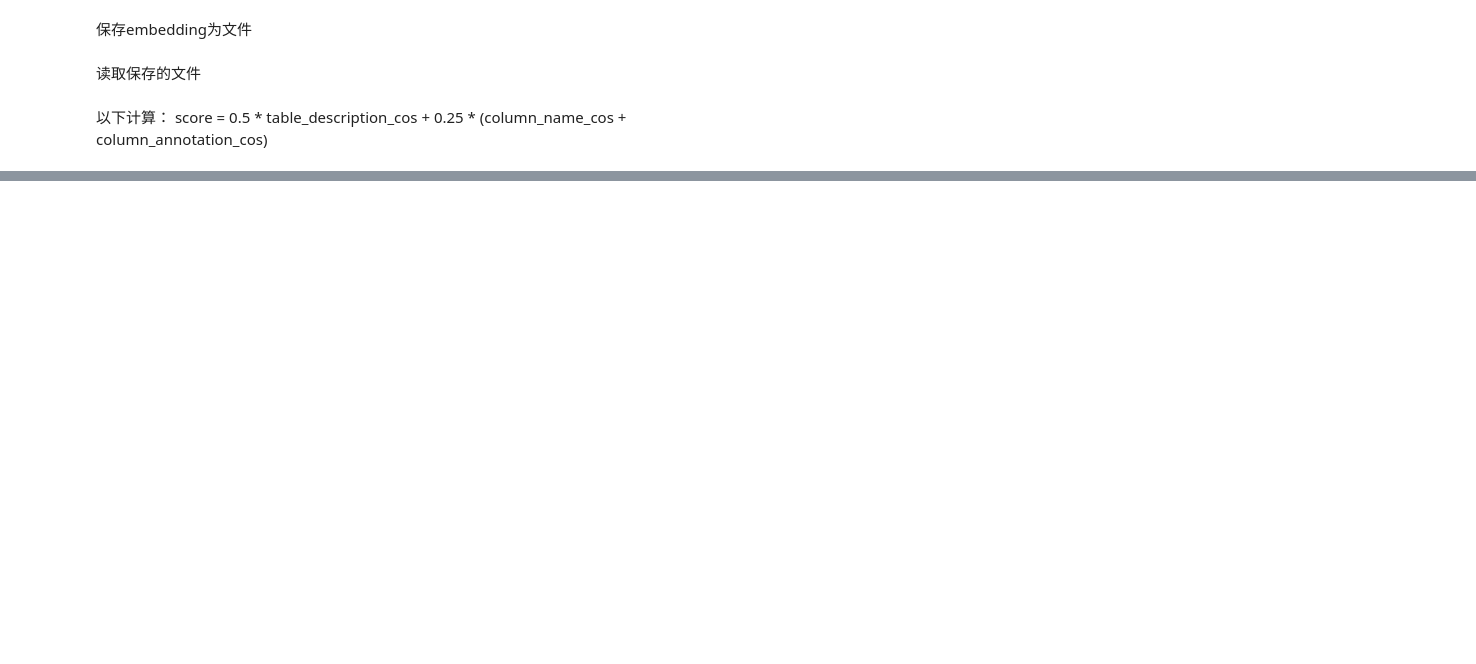
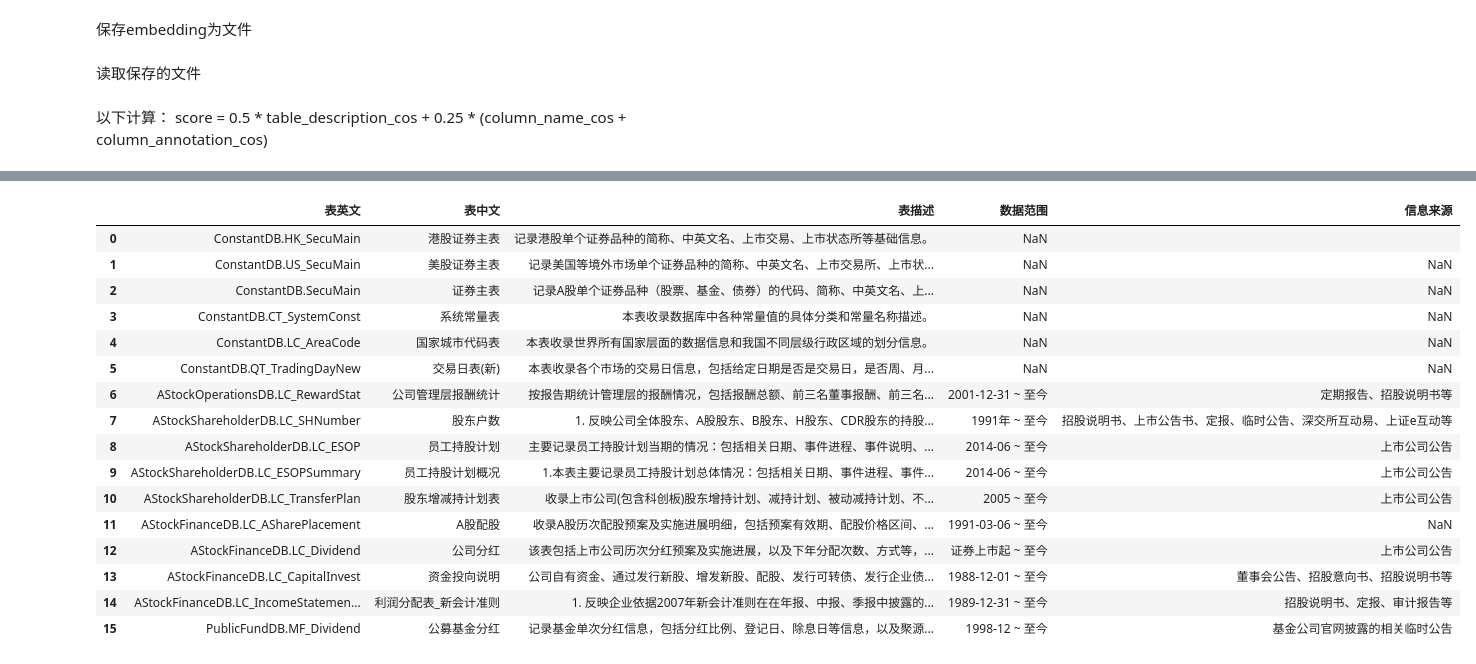
Before and after one commit to lowspace/zhipu-2024, a Jupyter notebook: columns_finder.ipynb, the cells around one changed output, grey strips where cells are left out. Drawn from its saved outputs; the diff is of its cells as text; code cells hidden in the pictures; blank space fills up the shorter version.

```diff
--- a/columns_finder.ipynb
+++ b/columns_finder.ipynb
@@ -147,7 +175,7 @@ def find_top_similar_columns(word, columns_info, emb_model, top_k=20):
 
         # 四种similarity的计算方法
 
-        table_similarity = 0.5 * table_name_similarity + 0.5 * table_desc_similarity
+        table_similarity = 0.5 * table_name_similarity + 1 * table_desc_similarity
         if table_name_en not in [x[2] for x in table_similarities]:
             table_similarities.append((table_similarity, db_name, table_name_en, table_name_zh))
 
@@ -170,26 +198,39 @@ def find_top_similar_columns(word, columns_info, emb_model, top_k=20):
     # Return top `top_k` results
     return table_similarities[:top_k], column_similarities[:top_k], scores1[:top_k], scores2[:top_k]
 
-entities = ['中文全称', '全称变更', 'A股简称','法人','法律顾问','会计师事务所','董秘', '实控人', '近一个月最高价', '现金流量净额',
-            '注册邮箱', '注册地址', '信披网址', '公司电话','硕士及以上学历（硕士+博士）的人员占比', '一级行业',
+entities = ['卧龙电气驱动集团股份有限公司2019年年度报告中，未调整的合并资产负债表中提到的资产总计是多少？',
+            '大北农在2020年发布了多少条重大事项公告？',
+            '卧龙电气驱动集团股份有限公司的注册地在哪个省份？',
+            '湖北济川药业股份有限公司上市以来十大股东的类型有哪些？',
+            '东山精密最近一期员工持股计划的参与总人数是多少？其中管理层参与人数占比(四舍五入精确到小数点后两位，并以百分比形式表示)是多少？',
+            '最新更新的2020半年报中，机构持有无限售流通A股数量合计最多的公司简称是？',
+            '新科技纳入过多少个子类概念？', '中文全称', '全称变更', 'A股简称','法人','法律顾问','会计师事务所','董秘', '实控人', '近一个月最高价', '现金流量净额',
+            '注册邮箱', '注册地址', '信披网址', '公司电话','硕士及以上学历（硕士+博士）的人员占比', '一级行业', '收盘价',
             '什么时间上市']
 
+# entities = [i['team'][0]['question'] for i in questions][2:3]
+
+available_tables = set()
 
 for entity in entities:
     print(f"{entity}: ")
-    results = find_top_similar_columns(entity, columns_info, emb_model, top_k=3)
+    results = find_top_similar_columns(entity, columns_info, emb_model, top_k=10)
     print("- By Table Only:")
     for result in results[0]:
         print(f'  - {result[1]}.{result[2]} ({result[3]})')
+        available_tables.add(f'{result[1]}.{result[2]}')
     print("- By Column Only:")
     for result in results[1]:
         print(f'  - {result[1]}.{result[2]}.{result[3]} ({result[4]})')
+        available_tables.add(f'{result[1]}.{result[2]}')
     print("- By Total Scores 1")
     for result in results[2]:
         print(f'  - {result[1]}.{result[2]}.{result[3]} ({result[4]})')
+        available_tables.add(f'{result[1]}.{result[2]}')
     print("- By Total Scores 2")
     for result in results[2]:
         print(f'  - {result[1]}.{result[2]}.{result[3]} ({result[4]})')
+        available_tables.add(f'{result[1]}.{result[2]}')
 
     print()
 # %% [output]
@@ -212,0 +258,9 @@ for entity in entities:
+# %%
+import pandas as pd
+
+table_fpath = 'data/database-table/database_v4.md'
+
+df = pd.read_table(table_fpath, sep="|", skiprows=[1], engine='python')
+df = df.iloc[:, 1:-1]  # 去掉多余的边界列
+df.columns = [col.strip() for col in df.columns]  # 去掉列名的空格
+df
@@ -212,0 +281,28 @@ for entity in entities:
+# %%
+new_df = df[:6].copy()
+
+for index, row in df.iterrows():
+    rname = row['表英文']
+    rname= re.sub('\s', '', rname)
+    if rname in available_tables:
+        new_df = pd.concat([new_df, pd.DataFrame([row])], ignore_index=True)
+
+new_df
+# %% [output]
+|  | 表英文 | 表中文 | 表描述 | 数据范围 | 信息来源 |
+| 0 | ConstantDB.HK_SecuMain | 港股证券主表 | 记录港股单个证券品种的简称、中英文名、上市交易、上市状态所等基础信息。 | NaN |  |
+| 1 | ConstantDB.US_SecuMain | 美股证券主表 | 记录美国等境外市场单个证券品种的简称、中英文名、上市交易所、上市状... | NaN | NaN |
+| 2 | ConstantDB.SecuMain | 证券主表 | 记录A股单个证券品种（股票、基金、债券）的代码、简称、中英文名、上... | NaN | NaN |
+| 3 | ConstantDB.CT_SystemConst | 系统常量表 | 本表收录数据库中各种常量值的具体分类和常量名称描述。 | NaN | NaN |
+| 4 | ConstantDB.LC_AreaCode | 国家城市代码表 | 本表收录世界所有国家层面的数据信息和我国不同层级行政区域的划分信息。 | NaN | NaN |
+| 5 | ConstantDB.QT_TradingDayNew | 交易日表(新) | 本表收录各个市场的交易日信息，包括给定日期是否是交易日，是否周、月... | NaN | NaN |
+| 6 | AStockOperationsDB.LC_RewardStat | 公司管理层报酬统计 | 按报告期统计管理层的报酬情况，包括报酬总额、前三名董事报酬、前三名... | 2001-12-31 ~ 至今 | 定期报告、招股说明书等 |
+| 7 | AStockShareholderDB.LC_SHNumber | 股东户数 | 1. 反映公司全体股东、A股股东、B股东、H股东、CDR股东的持股... | 1991年 ~ 至今 | 招股说明书、上市公告书、定报、临时公告、深交所互动易、上证e互动等 |
+| 8 | AStockShareholderDB.LC_ESOP | 员工持股计划 | 主要记录员工持股计划当期的情况：包括相关日期、事件进程、事件说明、... | 2014-06 ~ 至今 | 上市公司公告 |
+| 9 | AStockShareholderDB.LC_ESOPSummary | 员工持股计划概况 | 1.本表主要记录员工持股计划总体情况：包括相关日期、事件进程、事件... | 2014-06 ~ 至今 | 上市公司公告 |
+| 10 | AStockShareholderDB.LC_TransferPlan | 股东增减持计划表 | 收录上市公司(包含科创板)股东增持计划、减持计划、被动减持计划、不... | 2005 ~ 至今 | 上市公司公告 |
+| 11 | AStockFinanceDB.LC_ASharePlacement | A股配股 | 收录A股历次配股预案及实施进展明细，包括预案有效期、配股价格区间、... | 1991-03-06 ~ 至今 | NaN |
+| 12 | AStockFinanceDB.LC_Dividend | 公司分红 | 该表包括上市公司历次分红预案及实施进展，以及下年分配次数、方式等，... | 证券上市起 ~ 至今 | 上市公司公告 |
+| 13 | AStockFinanceDB.LC_CapitalInvest | 资金投向说明 | 公司自有资金、通过发行新股、增发新股、配股、发行可转债、发行企业债... | 1988-12-01 ~ 至今 | 董事会公告、招股意向书、招股说明书等 |
+| 14 | AStockFinanceDB.LC_IncomeStatemen... | 利润分配表_新会计准则 | 1. 反映企业依据2007年新会计准则在在年报、中报、季报中披露的... | 1989-12-31 ~ 至今 | 招股说明书、定报、审计报告等 |
+| 15 | PublicFundDB.MF_Dividend | 公募基金分红 | 记录基金单次分红信息，包括分红比例、登记日、除息日等信息，以及聚源... | 1998-12 ~ 至今 | 基金公司官网披露的相关临时公告 |
```
Also changed, not shown: parts of 6 cells of this notebook, 20 other files.
